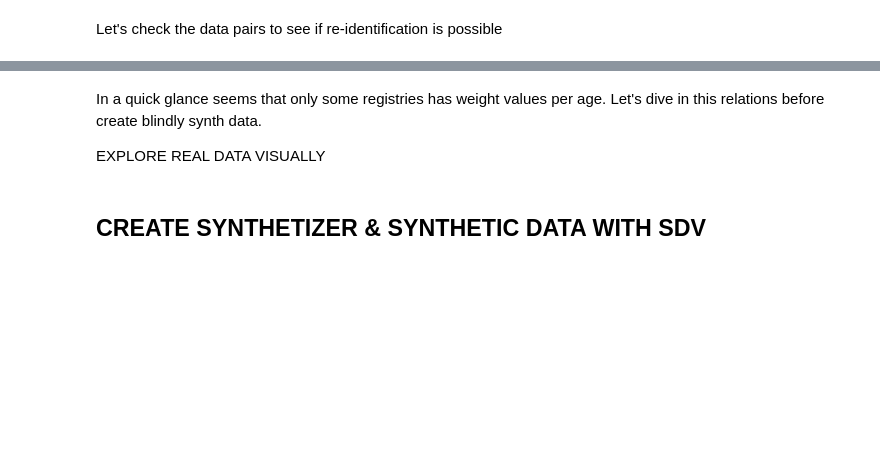
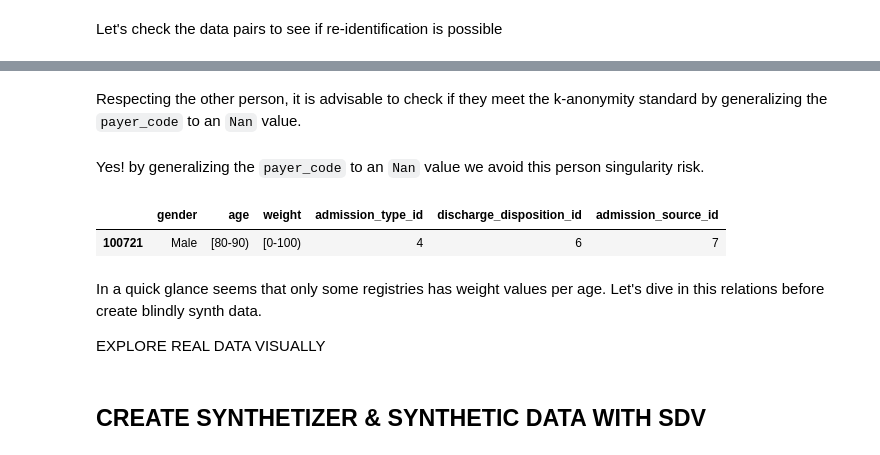
Before and after one commit to HaizeaRL/SYNTHETIC_DATA_EVALUATOR, a Jupyter notebook: src/sdv_synthetic_data_creation.ipynb, the cells around one changed output, grey strips where cells are left out. Drawn from its saved outputs; the diff is of its cells as text; code cells hidden in the pictures; blank space fills up the shorter version.

```diff
--- a/src/sdv_synthetic_data_creation.ipynb
+++ b/src/sdv_synthetic_data_creation.ipynb
@@ -148,0 +298,11 @@ unknown_gender
+# %%
+'''# current dimesion
+print(f"current dimension: {diabetes.shape}")
+
+# remove directly "discharge_disposition_id" = 15 individual
+diabetes = diabetes.drop(diabetes[(diabetes["race"] == "Other") & (diabetes["discharge_disposition_id"] == 15)].index)
+
+# validate dimension (1 less)
+print(f"new_dimension: {diabetes.shape}")'''
+# %% [markdown]
+Respecting the other person, it is advisable to check if they meet the k-anonymity standard by generalizing the `payer_code` to an `Nan` value.
@@ -149,3 +329,36 @@ unknown_gender
+# %% [markdown]
+Yes! by generalizing the `payer_code` to an `Nan` value we avoid this person singularity risk.
+# %%
+import numpy as np
+
+# actual value
+print(f"actual value: {diabetes[(diabetes['race'] == 'Other') & (diabetes['payer_code'] == 'CH')]['payer_code']}")
+
+# set NAN value
+diabetes.loc[(diabetes["race"] == "Other") & (diabetes["payer_code"] == "CH"), "payer_code"] = np.nan
+
+# no value
+print(f"new value: {diabetes[(diabetes['race'] == 'Other') & (diabetes['payer_code'] == 'CH')]['payer_code']}")
+
+# check singularities again after remove
+special_pairs, count = determine_singularization_risk(diabetes, column_pairs)
+
+# visualize results
+print(f"\nFrom: {len(column_pairs)} pairs conflictive are: {count}")
+for key in special_pairs.keys():
+      print(f"Check: {special_pairs.get(key)}")
+# %%
+# Check race 'Asian' cases, tcan be avoido singularization problems refers to the same person?
+asians = diabetes[diabetes["race"] == "Asian"]
+
+gender_age_weight  = asians[(asians["race"] == "Asian") & (asians["admission_type_id"] == 4)][["gender", "age", "weight", "admission_type_id", "discharge_disposition_id", "admission_source_id"]]
+
+gender_age_weight #Male	[80-90)	[0-100)	4	6	7
+
+asians.to_csv("./asian_singularities.csv",index=True)
+# %% [output]
+|  | gender | age | weight | admission_type_id | discharge_disposition_id | admission_source_id |
+| 100721 | Male | [80-90) | [0-100) | 4 | 6 | 7 |
 # %%
 import matplotlib.pyplot as plt
 import seaborn as sns
```
Also changed, not shown: parts of 13 cells of this notebook.
